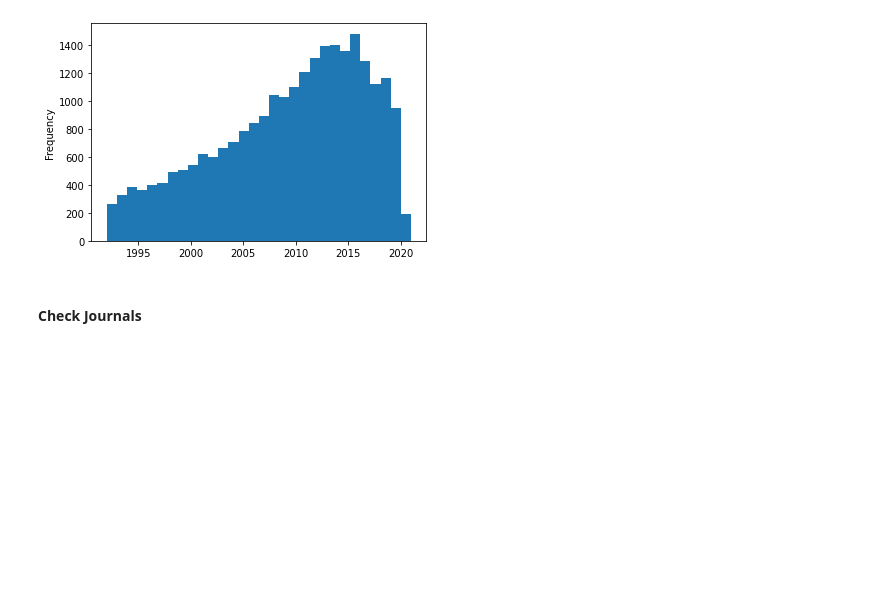
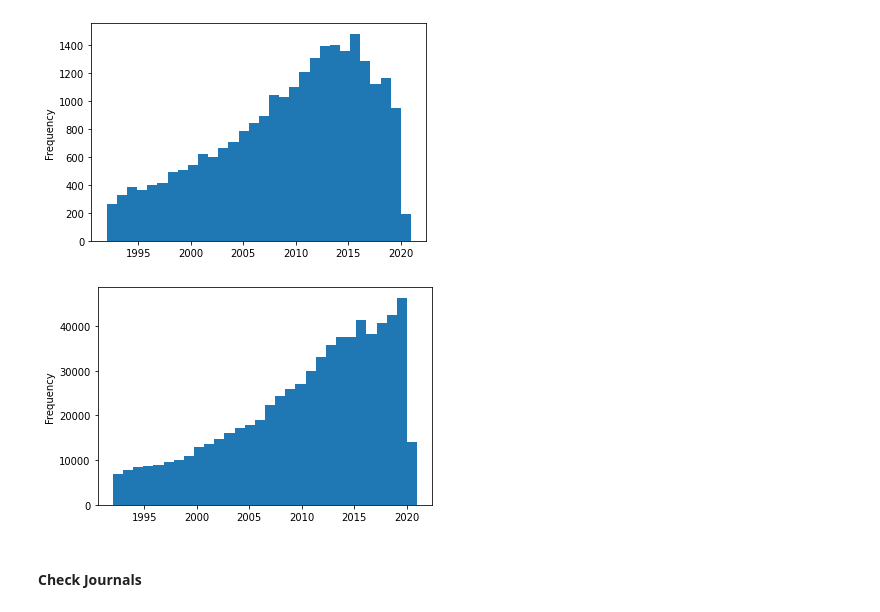
Before and after one commit to jpbarret13/MAG-model-code, a Jupyter notebook: POC/Exploration.ipynb, the cells around one changed output. Drawn from its saved outputs; the diff is of its cells as text; code cells hidden in the pictures; blank space fills up the shorter version.

```diff
--- a/POC/Exploration.ipynb
+++ b/POC/Exploration.ipynb
@@ -346,6 +372,12 @@ temp_df[(temp_df['lang']!='en') & (temp_df['year'] > 1991)]['year'].plot.hist(bi
 plt.show()
 # %% [output]
 [figure]
+# %%
+# histogram showing the total number of journals being published each year
+df[df['year'] > 1991]['year'].plot.hist(bins=30)
+plt.show()
+# %% [output]
+[figure, added]
 # %% [markdown]
 #### Check Journals
 # %%
```
Also changed, not shown: parts of 68 cells of this notebook, 2 other files.
